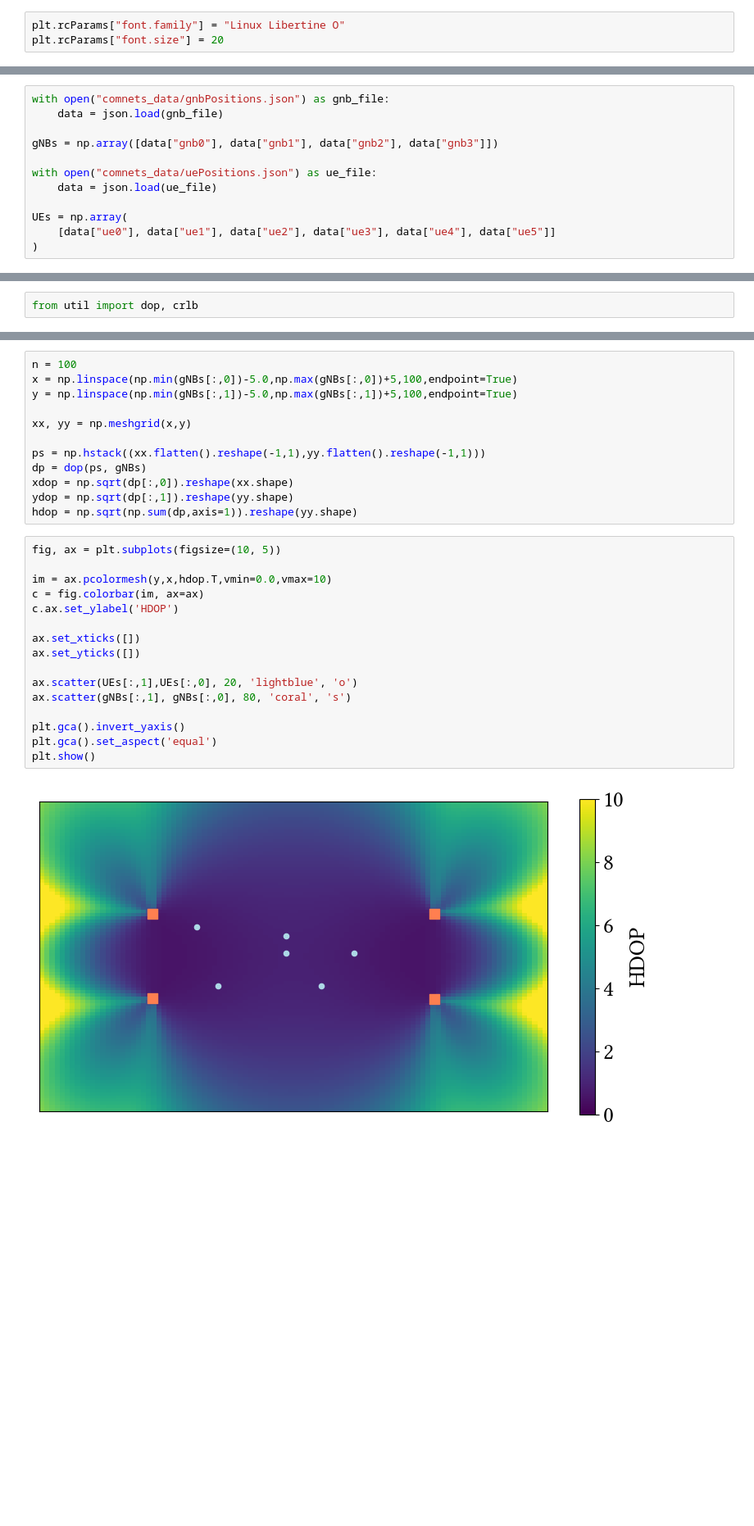
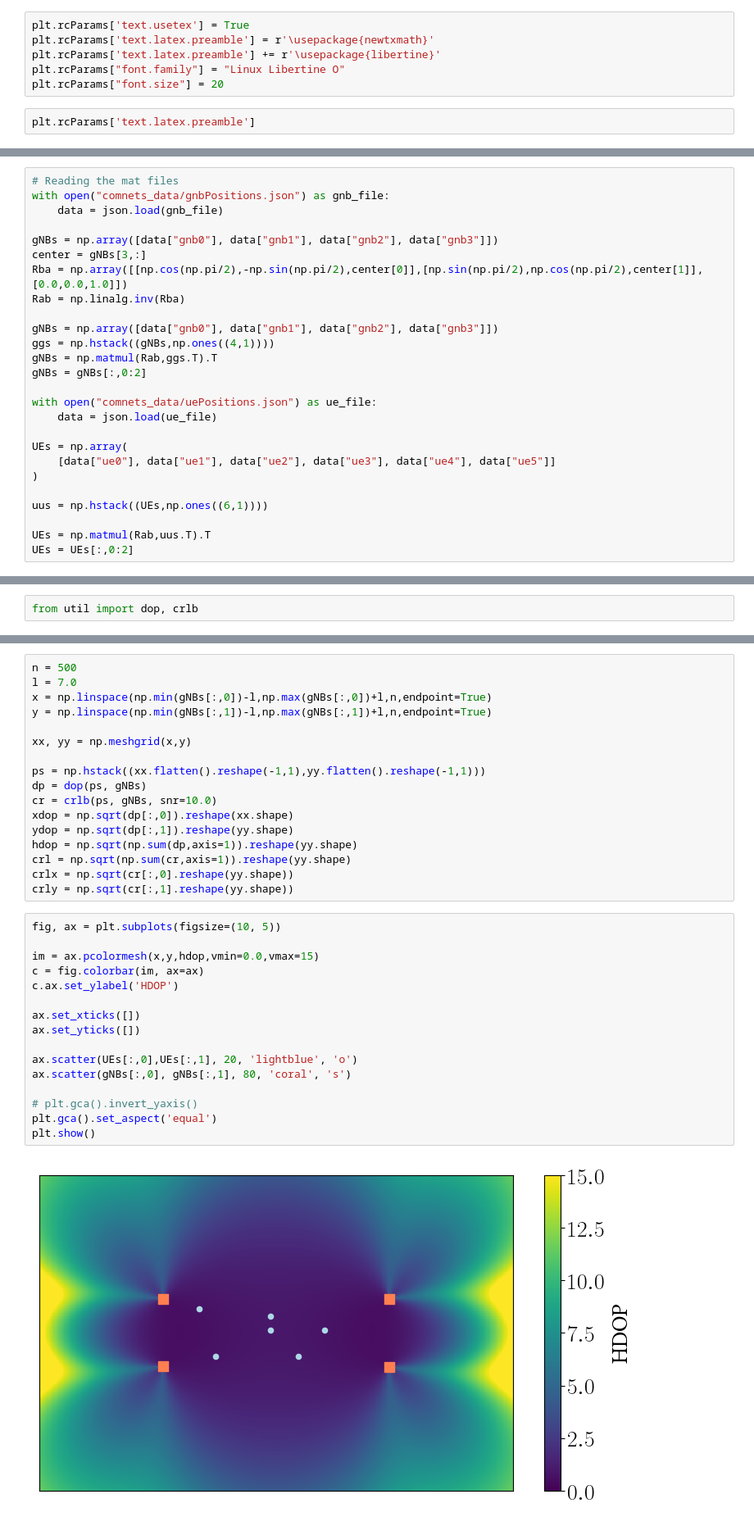
Before and after one commit to yagoliz/5glocalization, a Jupyter notebook: notebooks/ext-04-heatmap.ipynb, the cells around one changed output, grey strips where cells are left out. Shown at 82% size. Drawn from its saved outputs; the diff is of its cells as text; blank space fills up the shorter version.

```diff
--- a/notebooks/ext-04-heatmap.ipynb
+++ b/notebooks/ext-04-heatmap.ipynb
@@ -25,5 +22,10 @@ import numpy as np
 import pandas as pd
 import scipy
 # %%
+plt.rcParams['text.usetex'] = True
+plt.rcParams['text.latex.preamble'] = r'\usepackage{newtxmath}'
+plt.rcParams['text.latex.preamble'] += r'\usepackage{libertine}'
 plt.rcParams["font.family"] = "Linux Libertine O"
 plt.rcParams["font.size"] = 20
+# %%
+plt.rcParams['text.latex.preamble']
@@ -30,8 +34,17 @@ plt.rcParams["font.size"] = 20
 # %%
+# Reading the mat files
 with open("comnets_data/gnbPositions.json") as gnb_file:
     data = json.load(gnb_file)
 
 gNBs = np.array([data["gnb0"], data["gnb1"], data["gnb2"], data["gnb3"]])
+center = gNBs[3,:]
+Rba = np.array([[np.cos(np.pi/2),-np.sin(np.pi/2),center[0]],[np.sin(np.pi/2),np.cos(np.pi/2),center[1]],[0.0,0.0,1.0]])
+Rab = np.linalg.inv(Rba)
+
+gNBs = np.array([data["gnb0"], data["gnb1"], data["gnb2"], data["gnb3"]])
+ggs = np.hstack((gNBs,np.ones((4,1))))
+gNBs = np.matmul(Rab,ggs.T).T
+gNBs = gNBs[:,0:2]
 
 with open("comnets_data/uePositions.json") as ue_file:
     data = json.load(ue_file)
@@ -39,4 +52,9 @@ with open("comnets_data/uePositions.json") as ue_file:
 UEs = np.array(
     [data["ue0"], data["ue1"], data["ue2"], data["ue3"], data["ue4"], data["ue5"]]
 )
+
+uus = np.hstack((UEs,np.ones((6,1))))
+
+UEs = np.matmul(Rab,uus.T).T
+UEs = UEs[:,0:2]
 # %% [markdown]
@@ -75,30 +85,35 @@ array([[0.08796271, 0.08796271],
 # %%
-n = 100
-x = np.linspace(np.min(gNBs[:,0])-5.0,np.max(gNBs[:,0])+5,100,endpoint=True)
-y = np.linspace(np.min(gNBs[:,1])-5.0,np.max(gNBs[:,1])+5,100,endpoint=True)
+n = 500
+l = 7.0
+x = np.linspace(np.min(gNBs[:,0])-l,np.max(gNBs[:,0])+l,n,endpoint=True)
+y = np.linspace(np.min(gNBs[:,1])-l,np.max(gNBs[:,1])+l,n,endpoint=True)
 
 xx, yy = np.meshgrid(x,y)
 
 ps = np.hstack((xx.flatten().reshape(-1,1),yy.flatten().reshape(-1,1)))
 dp = dop(ps, gNBs)
+cr = crlb(ps, gNBs, snr=10.0)
 xdop = np.sqrt(dp[:,0]).reshape(xx.shape)
 ydop = np.sqrt(dp[:,1]).reshape(yy.shape)
 hdop = np.sqrt(np.sum(dp,axis=1)).reshape(yy.shape)
+crl = np.sqrt(np.sum(cr,axis=1)).reshape(yy.shape)
+crlx = np.sqrt(cr[:,0].reshape(yy.shape))
+crly = np.sqrt(cr[:,1].reshape(yy.shape))
 # %%
 fig, ax = plt.subplots(figsize=(10, 5))
 
-im = ax.pcolormesh(y,x,hdop.T,vmin=0.0,vmax=10)
+im = ax.pcolormesh(x,y,hdop,vmin=0.0,vmax=15)
 c = fig.colorbar(im, ax=ax)
 c.ax.set_ylabel('HDOP')
 
 ax.set_xticks([])
 ax.set_yticks([])
 
-ax.scatter(UEs[:,1],UEs[:,0], 20, 'lightblue', 'o')
-ax.scatter(gNBs[:,1], gNBs[:,0], 80, 'coral', 's')
+ax.scatter(UEs[:,0],UEs[:,1], 20, 'lightblue', 'o')
+ax.scatter(gNBs[:,0], gNBs[:,1], 80, 'coral', 's')
 
-plt.gca().invert_yaxis()
+# plt.gca().invert_yaxis()
 plt.gca().set_aspect('equal')
 plt.show()
 # %% [output]
-[figure, old version]
+[figure, new version]
```
Also changed, not shown: parts of 15 cells of this notebook, 7 other files.
